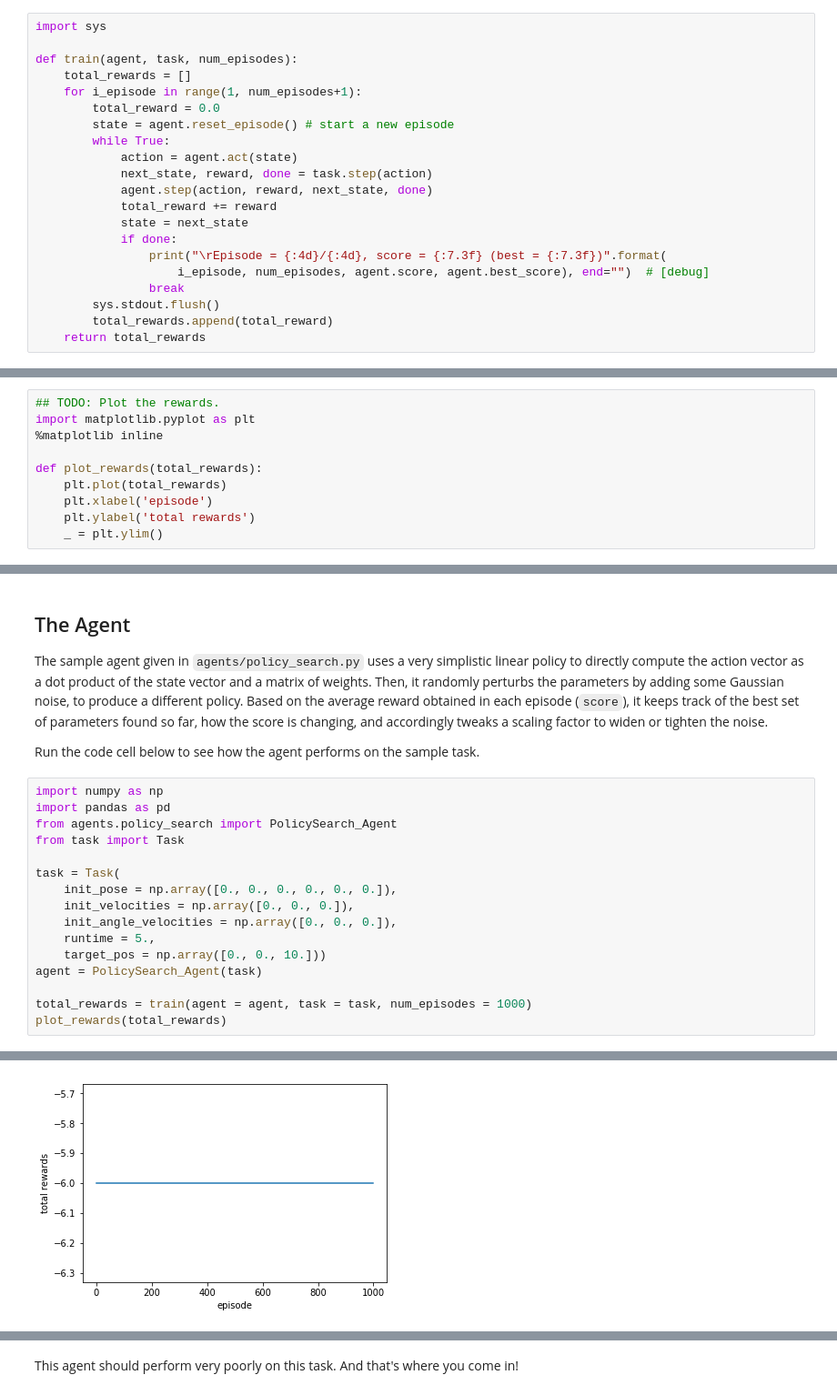
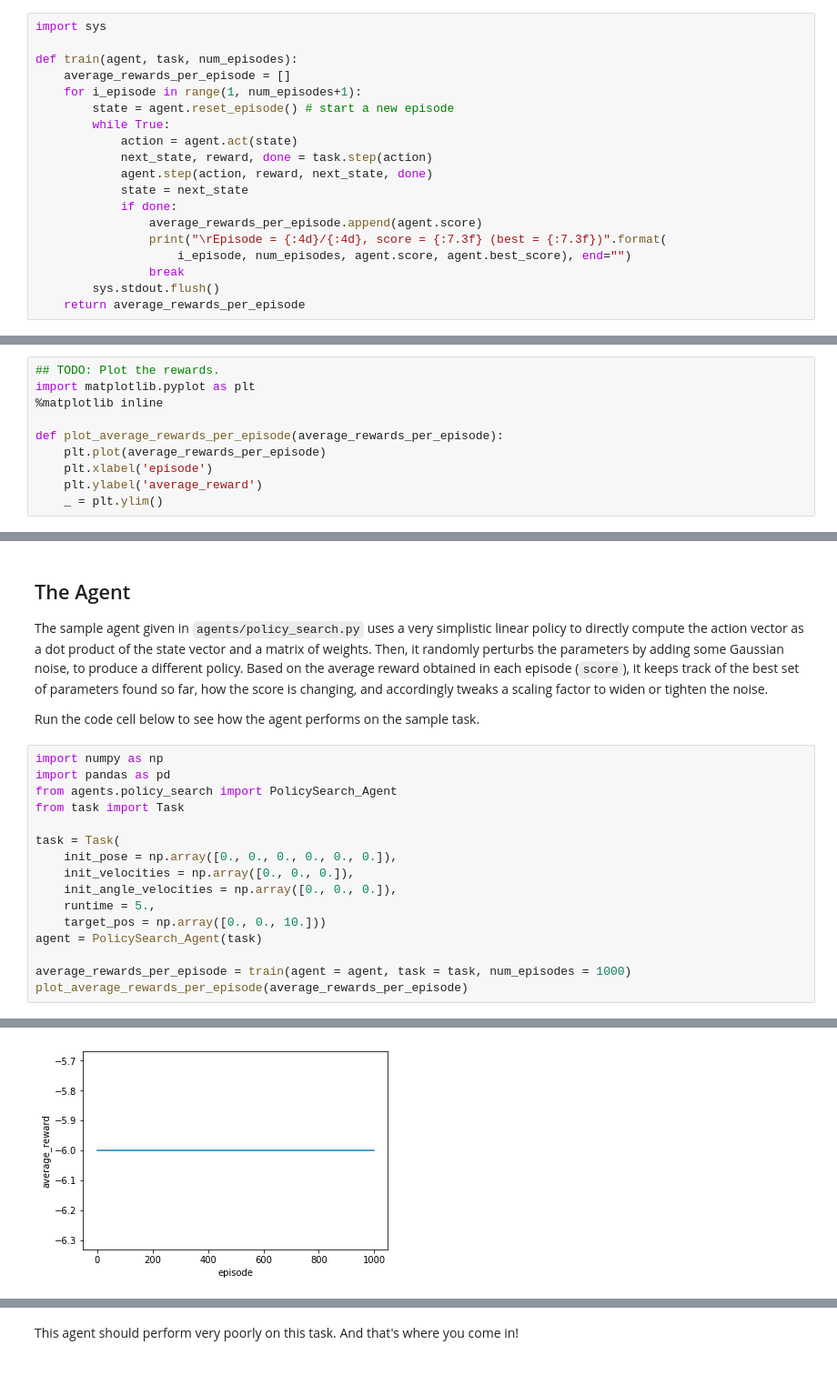
Before and after one commit to KnollFrank/RL-Quadcopter-2, a Jupyter notebook: Quadcopter_Project.ipynb, the cells around one changed output, grey strips where cells are left out. Shown: that part at 91% size. Cells and saved outputs as stored; diff of their text form.

```diff
--- a/Quadcopter_Project.ipynb
+++ b/Quadcopter_Project.ipynb
@@ -83,23 +82,21 @@ def evaluate_and_render(agent, task):
 import sys
 
 def train(agent, task, num_episodes):
-    total_rewards = []
+    average_rewards_per_episode = []
     for i_episode in range(1, num_episodes+1):
-        total_reward = 0.0
         state = agent.reset_episode() # start a new episode
         while True:
             action = agent.act(state)
             next_state, reward, done = task.step(action)
             agent.step(action, reward, next_state, done)
-            total_reward += reward
             state = next_state
             if done:
+                average_rewards_per_episode.append(agent.score)
                 print("\rEpisode = {:4d}/{:4d}, score = {:7.3f} (best = {:7.3f})".format(
-                    i_episode, num_episodes, agent.score, agent.best_score), end="")  # [debug]
+                    i_episode, num_episodes, agent.score, agent.best_score), end="")
                 break
         sys.stdout.flush()
-        total_rewards.append(total_reward)
-    return total_rewards
+    return average_rewards_per_episode
 # %%
 import numpy as np
 import matplotlib.pyplot as plt
@@ -150,10 +147,10 @@ def plot(results, target_pos = None):
 import matplotlib.pyplot as plt
 %matplotlib inline
 
-def plot_rewards(total_rewards):
-    plt.plot(total_rewards)
+def plot_average_rewards_per_episode(average_rewards_per_episode):
+    plt.plot(average_rewards_per_episode)
     plt.xlabel('episode')
-    plt.ylabel('total rewards')
+    plt.ylabel('average_reward')
     _ = plt.ylim()
 # %%
 %load_ext autoreload
@@ -284,6 +282,6 @@ task = Task(
     target_pos = np.array([0., 0., 10.]))
 agent = PolicySearch_Agent(task)
 
-total_rewards = train(agent = agent, task = task, num_episodes = 1000)
-plot_rewards(total_rewards)
+average_rewards_per_episode = train(agent = agent, task = task, num_episodes = 1000)
+plot_average_rewards_per_episode(average_rewards_per_episode)
 # %% [output]
@@ -291,5 +289,5 @@ Episode =   93/1000, score =  -6.000 (best =  -6.000)
 Episode = 1000/1000, score =  -6.000 (best =  -6.000)
-[figure, old version]
+[figure, new version]
 # %%
 results = evaluate(agent, task)
 plot(results)
```
Also changed, not shown: parts of 18 cells of this notebook.
